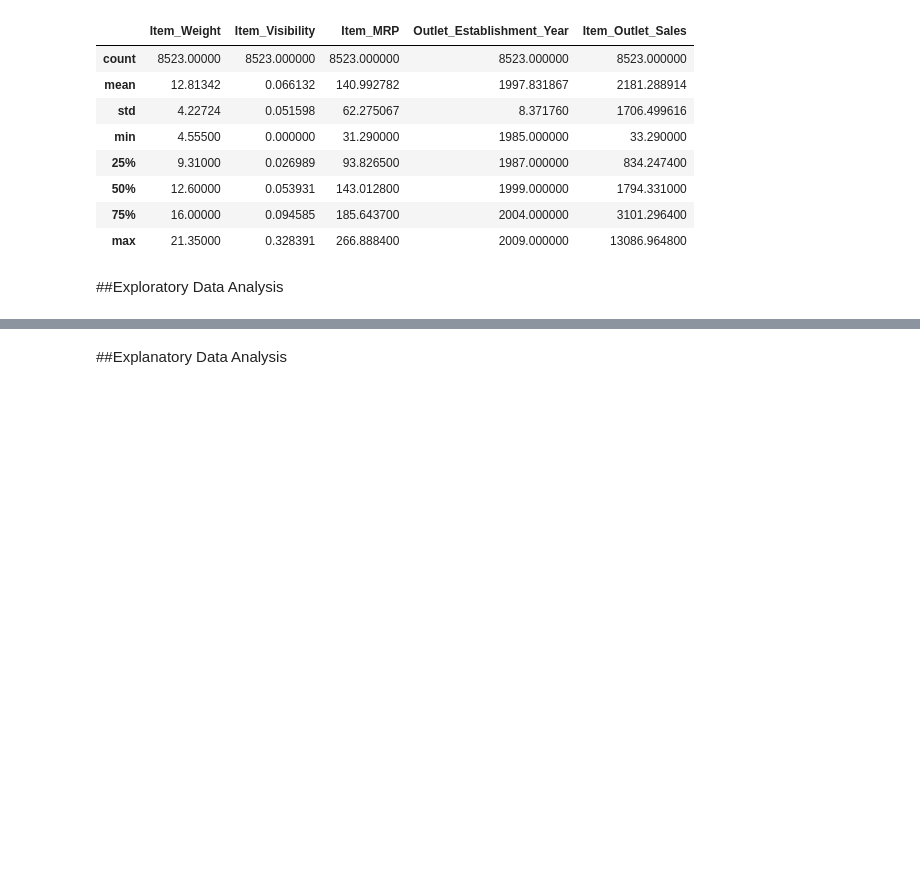
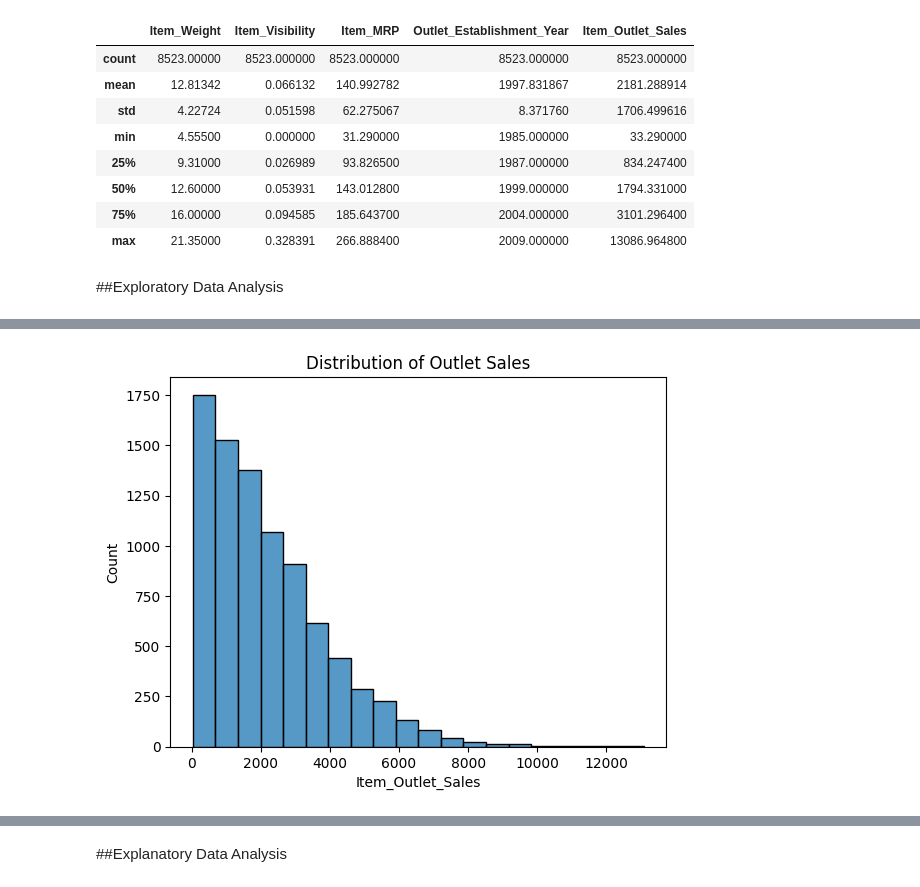
Before and after one commit to BenjaminEngel919/Prediction-of-Product-Sales, a Jupyter notebook: Prediction_of_product_sales.ipynb, the cells around one changed output, grey strips where cells are left out. Saved outputs shown, nothing was run; the diff lists cells and outputs as text; code cells hidden in the pictures; blank space fills up the shorter version.

```diff
--- a/Prediction_of_product_sales.ipynb
+++ b/Prediction_of_product_sales.ipynb
@@ -275,0 +340,12 @@ sales_predictions.describe(include = 'number')
+# %%
+## Define a MatplotLib ax object using seaborn.histplot()
+## Bins = 10
+ax = sns.histplot(data=sales_predictions,
+                  x='Item_Outlet_Sales',
+                  bins=20)
+
+## Set the Title
+ax.set_title('Distribution of Outlet Sales');
+## Note Seaborn automatically sets X and Y axis labels
+# %% [output]
+[figure, added]
```
Also changed, not shown: parts of 15 cells of this notebook.
